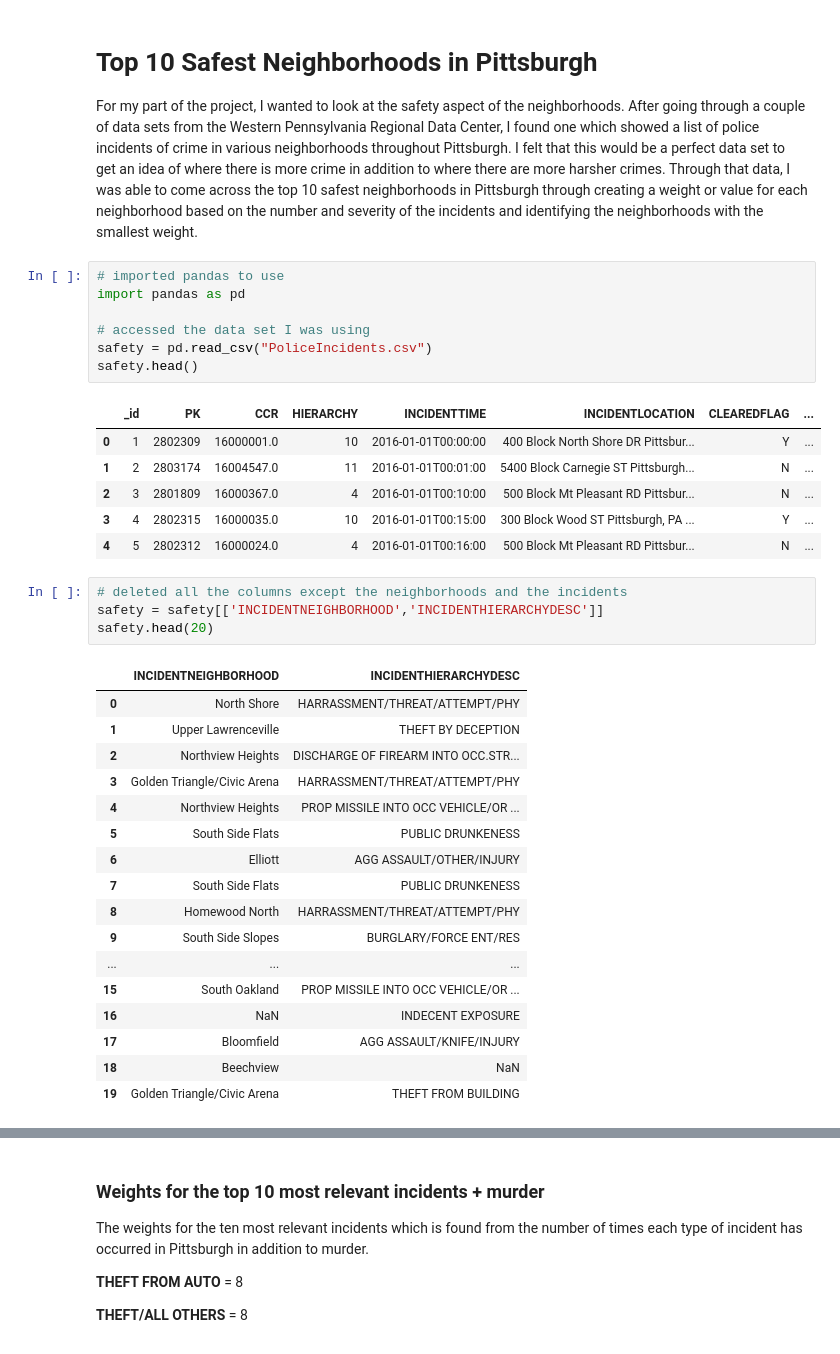
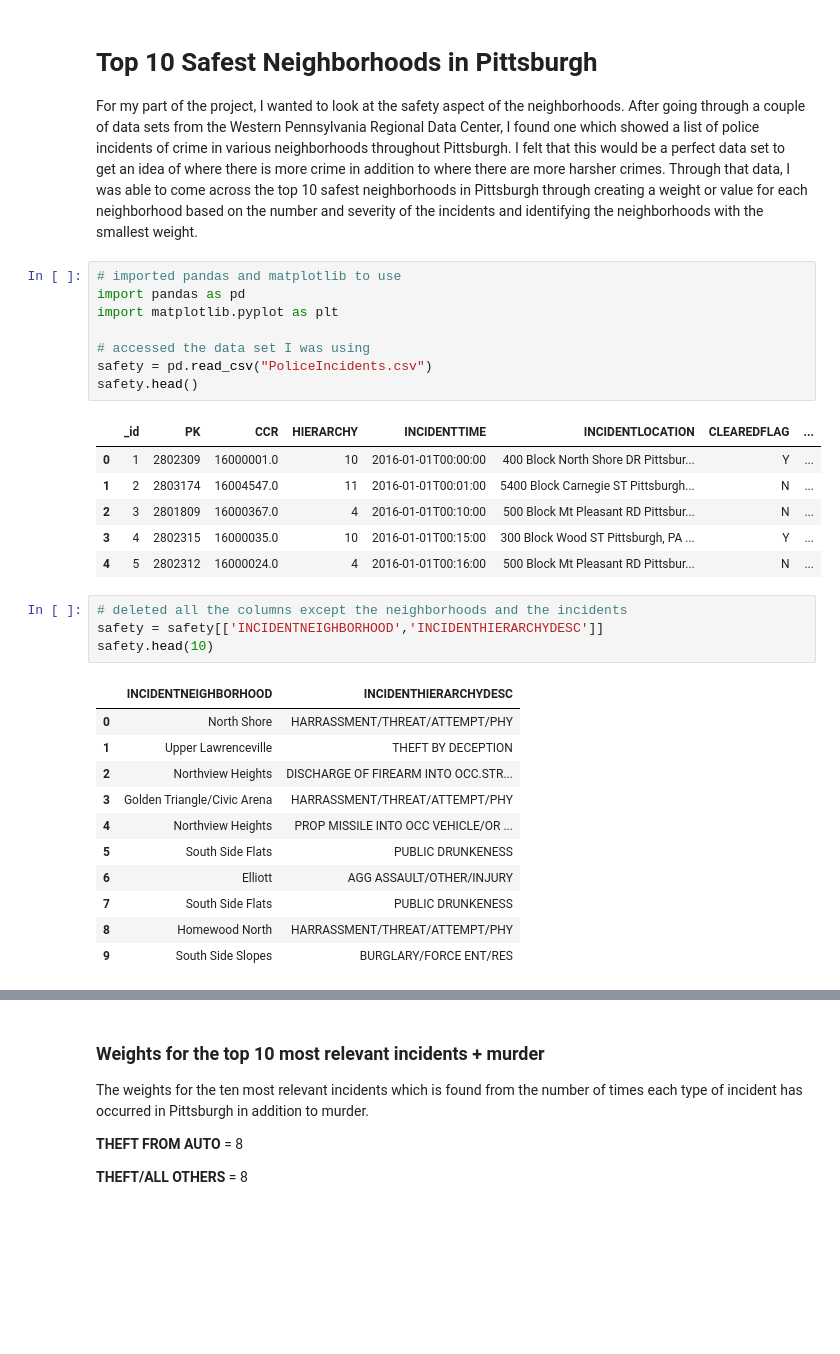
Before and after one commit to laural888/BigIdeasFinalProject, a Jupyter notebook: ink27-safety_analysis.ipynb, the cells around one changed output, grey strips where cells are left out. Drawn from its saved outputs; the diff is of its cells as text; blank space fills up the shorter version.

```diff
--- a/ink27-safety_analysis.ipynb
+++ b/ink27-safety_analysis.ipynb
@@ -4,8 +4,9 @@
 For my part of the project, I wanted to look at the safety aspect of the neighborhoods. After going through a couple of data sets from the Western Pennsylvania
 Regional Data Center, I found one which showed a list of police incidents of crime in various neighborhoods throughout Pittsburgh. I felt that this would be a perfect data set to get an idea of where there is more crime in addition to where there are more harsher crimes. Through that data, I was able to come across the top 10 safest neighborhoods in Pittsburgh through creating a weight or value for each neighborhood based on the number and severity of the incidents and identifying the neighborhoods with the smallest weight.
 # %%
-# imported pandas to use
+# imported pandas and matplotlib to use
 import pandas as pd
+import matplotlib.pyplot as plt
 
 # accessed the data set I was using
 safety = pd.read_csv("PoliceIncidents.csv")
@@ -20,22 +21,16 @@ safety.head()
 # %%
 # deleted all the columns except the neighborhoods and the incidents
 safety = safety[['INCIDENTNEIGHBORHOOD','INCIDENTHIERARCHYDESC']]
-safety.head(20)
+safety.head(10)
 # %% [output]
 |  | INCIDENTNEIGHBORHOOD | INCIDENTHIERARCHYDESC |
 | 0 | North Shore | HARRASSMENT/THREAT/ATTEMPT/PHY |
 | 1 | Upper Lawrenceville | THEFT BY DECEPTION |
 | 2 | Northview Heights | DISCHARGE OF FIREARM INTO OCC.STR... |
 | 3 | Golden Triangle/Civic Arena | HARRASSMENT/THREAT/ATTEMPT/PHY |
 | 4 | Northview Heights | PROP MISSILE INTO OCC VEHICLE/OR ... |
 | 5 | South Side Flats | PUBLIC DRUNKENESS |
 | 6 | Elliott | AGG ASSAULT/OTHER/INJURY |
 | 7 | South Side Flats | PUBLIC DRUNKENESS |
 | 8 | Homewood North | HARRASSMENT/THREAT/ATTEMPT/PHY |
 | 9 | South Side Slopes | BURGLARY/FORCE ENT/RES |
-| ... | ... | ... |
-| 15 | South Oakland | PROP MISSILE INTO OCC VEHICLE/OR ... |
-| 16 | NaN | INDECENT EXPOSURE |
-| 17 | Bloomfield | AGG ASSAULT/KNIFE/INJURY |
-| 18 | Beechview | NaN |
-| 19 | Golden Triangle/Civic Arena | THEFT FROM BUILDING |
```
Also changed, not shown: parts of 8 cells of this notebook.
